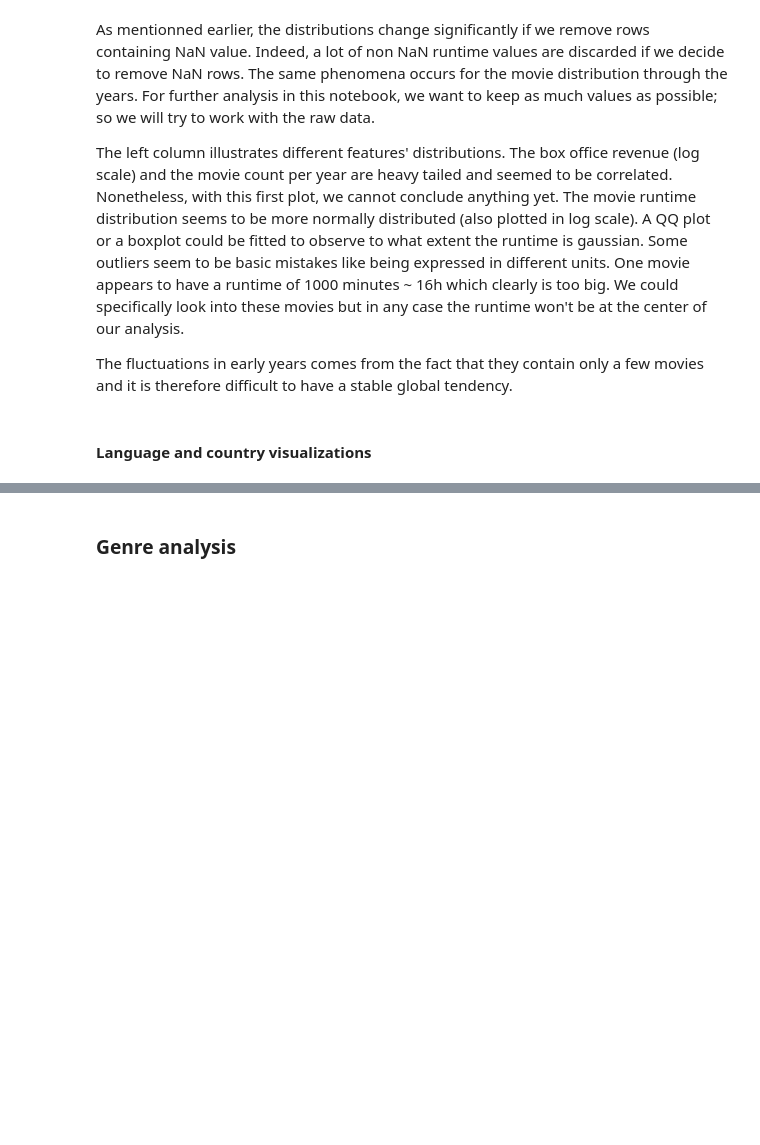
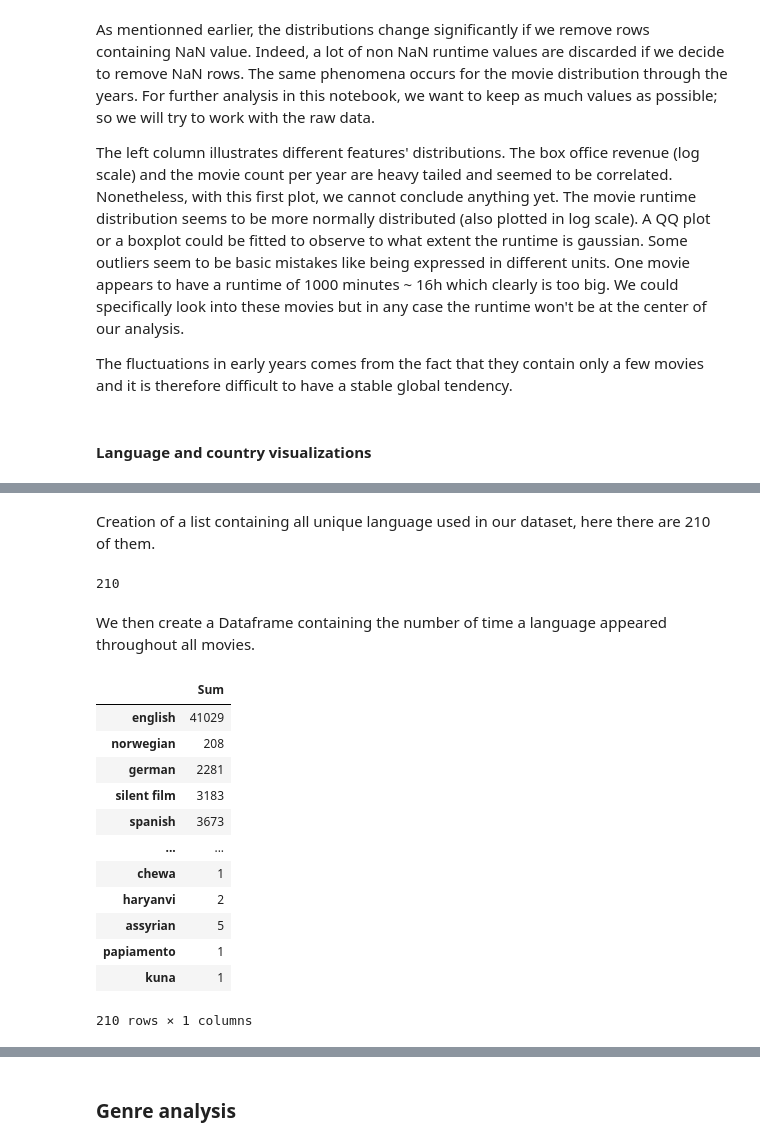
Before and after one commit to epfl-ada/ada-2022-project-thegonios, a Jupyter notebook: Data_processing.ipynb, the cells around one changed output, grey strips where cells are left out. Drawn from its saved outputs; the diff is of its cells as text; code cells hidden in the pictures; blank space fills up the shorter version.

```diff
--- a/Data_processing.ipynb
+++ b/Data_processing.ipynb
@@ -702,0 +708,2 @@ Text(0.5, 1.0, 'Language distribution')
+# %% [markdown]
+Creation of a list containing all unique language used in our dataset, here there are 210 of them.
@@ -702,0 +716,24 @@ Text(0.5, 1.0, 'Language distribution')
+# %%
+len(languages_list)
+# %% [output]
+210
+# %% [markdown]
+We then create a Dataframe containing the number of time a language appeared throughout all movies.
+# %%
+dict_of_lang = {language : [movies_languages['Languages'].apply(lambda x: int(x.count(language))).sum()] for language in languages_list}
+Languages_sum = pd.DataFrame.from_dict(dict_of_lang,orient='index', columns=['Sum'])
+Languages_sum
+# %% [output]
+|  | Sum |
+| english | 41029 |
+| norwegian | 208 |
+| german | 2281 |
+| silent film | 3183 |
+| spanish | 3673 |
+| ... | ... |
+| chewa | 1 |
+| haryanvi | 2 |
+| assyrian | 5 |
+| papiamento | 1 |
+| kuna | 1 |
+210 rows × 1 columns
```
Also changed, not shown: parts of 50 cells of this notebook.
